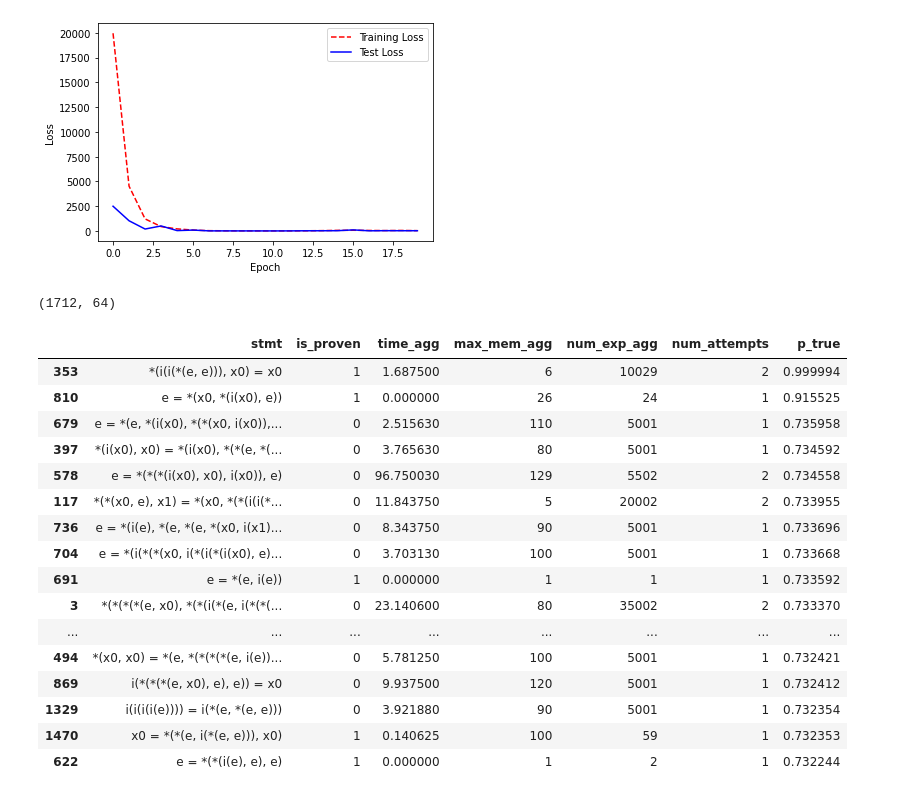
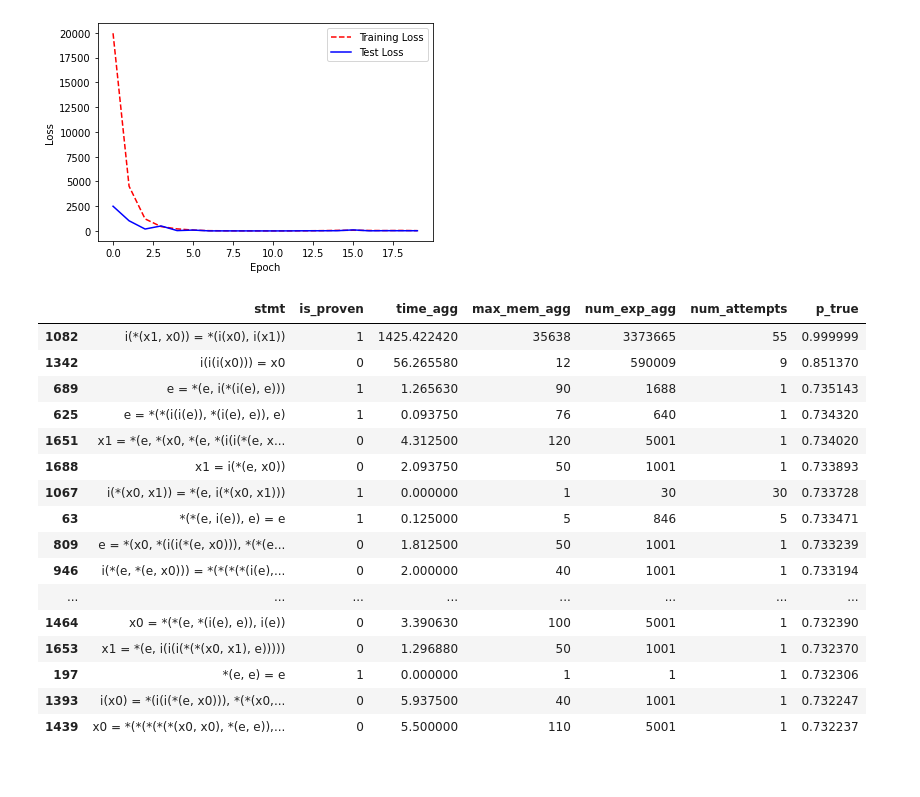
Before and after one commit to samuelbarrett1234/atp, a Jupyter notebook: Scripts/ATP NN test.ipynb, the cells around one changed output. Cells and saved outputs as stored; diff of their text form; code cells hidden in the pictures.

```diff
--- a/Scripts/ATP NN test.ipynb
+++ b/Scripts/ATP NN test.ipynb
@@ -26,6 +26,9 @@ BATCH_SIZE = 256
 
 thm_df = tf.data.experimental.make_csv_dataset(
     'thms.csv', BATCH_SIZE, label_name='is_proven', num_epochs=1)
+thm_unshuffled_df = tf.data.experimental.make_csv_dataset(
+    'thms.csv', BATCH_SIZE, label_name='is_proven', num_epochs=1,
+    shuffle=False)
 
 # load it in this form too for convenience
 stmts_df = pd.read_csv('thms.csv')
@@ -166,24 +169,23 @@ plt.show()
 # %% [output]
 [figure]
 # %%
-stmts_df['p_true'] = model.predict(thm_df)
+stmts_df['p_true'] = model.predict(thm_unshuffled_df)
 stmts_df.sort_values('p_true', ascending=False).head(25)
 # %% [output]
-(1712, 64)
 |  | stmt | is_proven | time_agg | max_mem_agg | num_exp_agg | num_attempts | p_true |
-| 353 | *(i(i(*(e, e))), x0) = x0 | 1 | 1.687500 | 6 | 10029 | 2 | 0.999994 |
-| 810 | e = *(x0, *(i(x0), e)) | 1 | 0.000000 | 26 | 24 | 1 | 0.915525 |
-| 679 | e = *(e, *(i(x0), *(*(x0, i(x0)),... | 0 | 2.515630 | 110 | 5001 | 1 | 0.735958 |
-| 397 | *(i(x0), x0) = *(i(x0), *(*(e, *(... | 0 | 3.765630 | 80 | 5001 | 1 | 0.734592 |
-| 578 | e = *(*(*(i(x0), x0), i(x0)), e) | 0 | 96.750030 | 129 | 5502 | 2 | 0.734558 |
-| 117 | *(*(x0, e), x1) = *(x0, *(*(i(i(*... | 0 | 11.843750 | 5 | 20002 | 2 | 0.733955 |
-| 736 | e = *(i(e), *(e, *(e, *(x0, i(x1)... | 0 | 8.343750 | 90 | 5001 | 1 | 0.733696 |
-| 704 | e = *(i(*(*(x0, i(*(i(*(i(x0), e)... | 0 | 3.703130 | 100 | 5001 | 1 | 0.733668 |
-| 691 | e = *(e, i(e)) | 1 | 0.000000 | 1 | 1 | 1 | 0.733592 |
-| 3 | *(*(*(*(e, x0), *(*(i(*(e, i(*(*(... | 0 | 23.140600 | 80 | 35002 | 2 | 0.733370 |
+| 1082 | i(*(x1, x0)) = *(i(x0), i(x1)) | 1 | 1425.422420 | 35638 | 3373665 | 55 | 0.999999 |
+| 1342 | i(i(i(x0))) = x0 | 0 | 56.265580 | 12 | 590009 | 9 | 0.851370 |
+| 689 | e = *(e, i(*(i(e), e))) | 1 | 1.265630 | 90 | 1688 | 1 | 0.735143 |
+| 625 | e = *(*(i(i(e)), *(i(e), e)), e) | 1 | 0.093750 | 76 | 640 | 1 | 0.734320 |
+| 1651 | x1 = *(e, *(x0, *(e, *(i(i(*(e, x... | 0 | 4.312500 | 120 | 5001 | 1 | 0.734020 |
+| 1688 | x1 = i(*(e, x0)) | 0 | 2.093750 | 50 | 1001 | 1 | 0.733893 |
+| 1067 | i(*(x0, x1)) = *(e, i(*(x0, x1))) | 1 | 0.000000 | 1 | 30 | 30 | 0.733728 |
+| 63 | *(*(e, i(e)), e) = e | 1 | 0.125000 | 5 | 846 | 5 | 0.733471 |
+| 809 | e = *(x0, *(i(i(*(e, x0))), *(*(e... | 0 | 1.812500 | 50 | 1001 | 1 | 0.733239 |
+| 946 | i(*(e, *(e, x0))) = *(*(*(*(i(e),... | 0 | 2.000000 | 40 | 1001 | 1 | 0.733194 |
 | ... | ... | ... | ... | ... | ... | ... | ... |
-| 494 | *(x0, x0) = *(e, *(*(*(*(e, i(e))... | 0 | 5.781250 | 100 | 5001 | 1 | 0.732421 |
-| 869 | i(*(*(*(e, x0), e), e)) = x0 | 0 | 9.937500 | 120 | 5001 | 1 | 0.732412 |
-| 1329 | i(i(i(i(e)))) = i(*(e, *(e, e))) | 0 | 3.921880 | 90 | 5001 | 1 | 0.732354 |
-| 1470 | x0 = *(*(e, i(*(e, e))), x0) | 1 | 0.140625 | 100 | 59 | 1 | 0.732353 |
-| 622 | e = *(*(i(e), e), e) | 1 | 0.000000 | 1 | 2 | 1 | 0.732244 |
+| 1464 | x0 = *(*(e, *(i(e), e)), i(e)) | 0 | 3.390630 | 100 | 5001 | 1 | 0.732390 |
+| 1653 | x1 = *(e, i(i(i(*(*(x0, x1), e))))) | 0 | 1.296880 | 50 | 1001 | 1 | 0.732370 |
+| 197 | *(e, e) = e | 1 | 0.000000 | 1 | 1 | 1 | 0.732306 |
+| 1393 | i(x0) = *(i(i(*(e, x0))), *(*(x0,... | 0 | 5.937500 | 40 | 1001 | 1 | 0.732247 |
+| 1439 | x0 = *(*(*(*(*(x0, x0), *(e, e)),... | 0 | 5.500000 | 110 | 5001 | 1 | 0.732237 |
```
